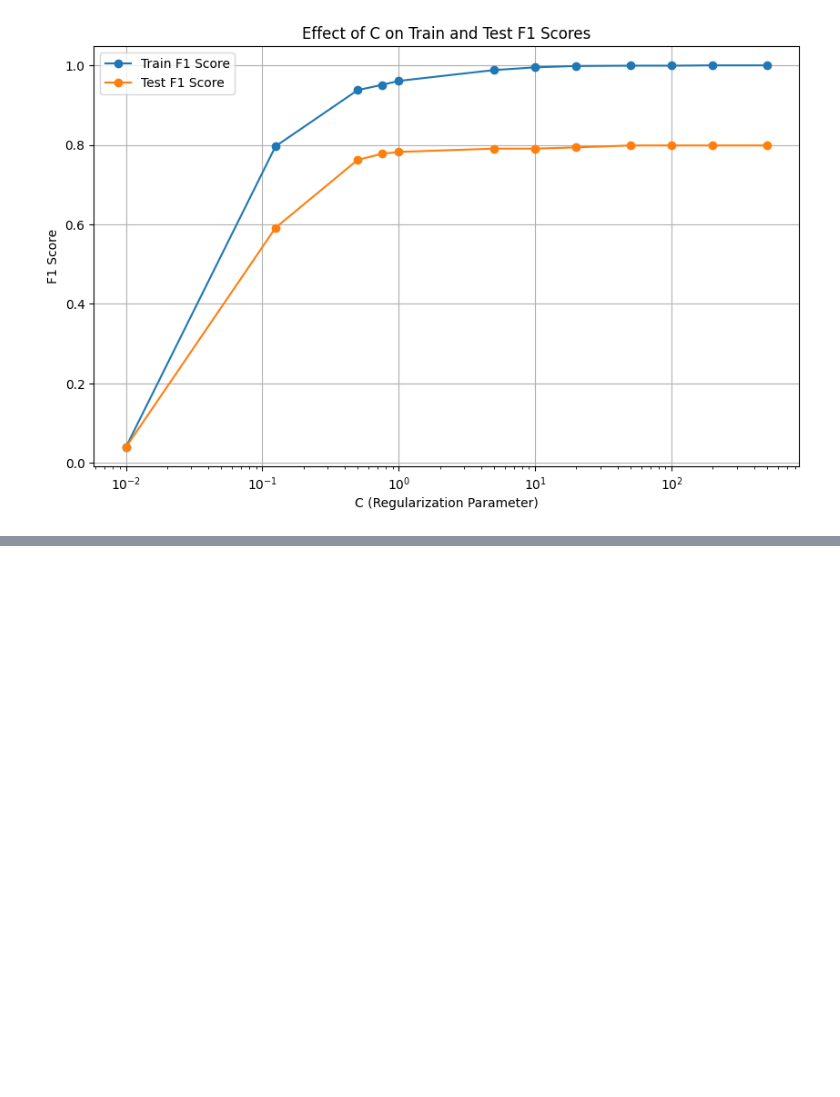
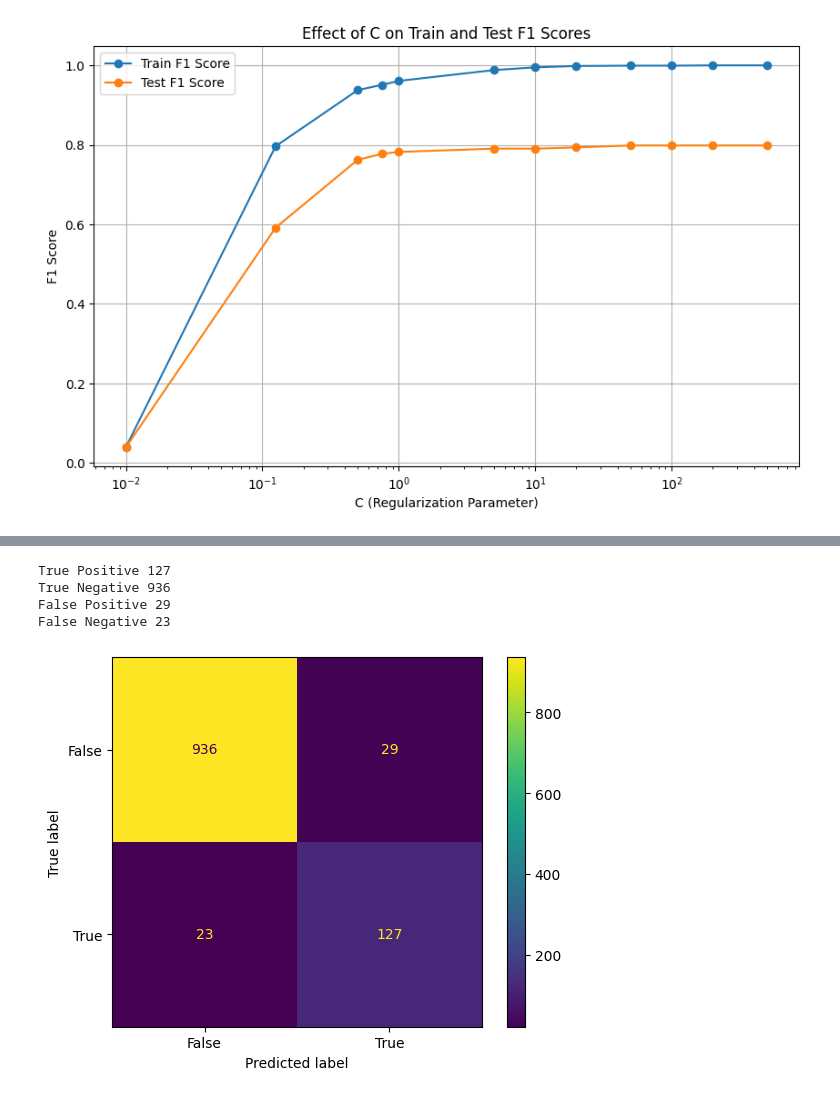
Before and after one commit to deepanshu800/HamOrSpam, a Jupyter notebook: notebooks/model_selection.ipynb, the cells around one changed output, grey strips where cells are left out. Drawn from its saved outputs; the diff is of its cells as text; code cells hidden in the pictures; blank space fills up the shorter version.

```diff
--- a/notebooks/model_selection.ipynb
+++ b/notebooks/model_selection.ipynb
@@ -869,0 +894,8 @@ plt.show()
+# %%
+generate_confusion_matrix(X_test, Y_test, model)
+# %% [output]
+True Positive 127
+True Negative 936
+False Positive 29
+False Negative 23
+[figure, added]
```
Also changed, not shown: parts of 29 cells of this notebook.
